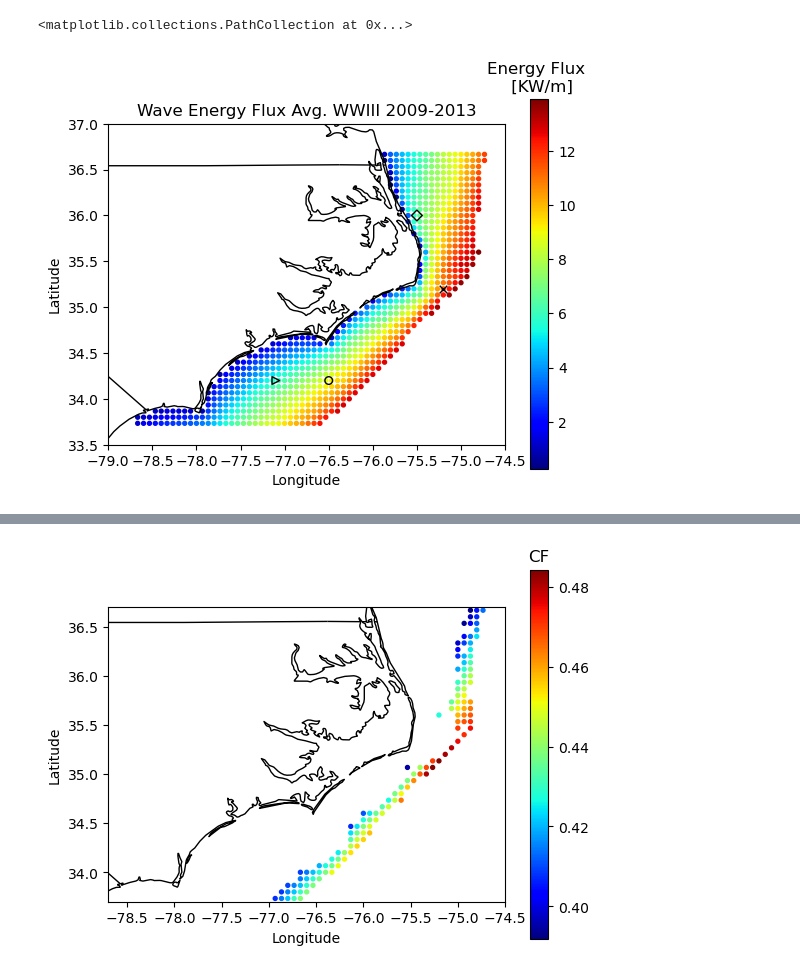
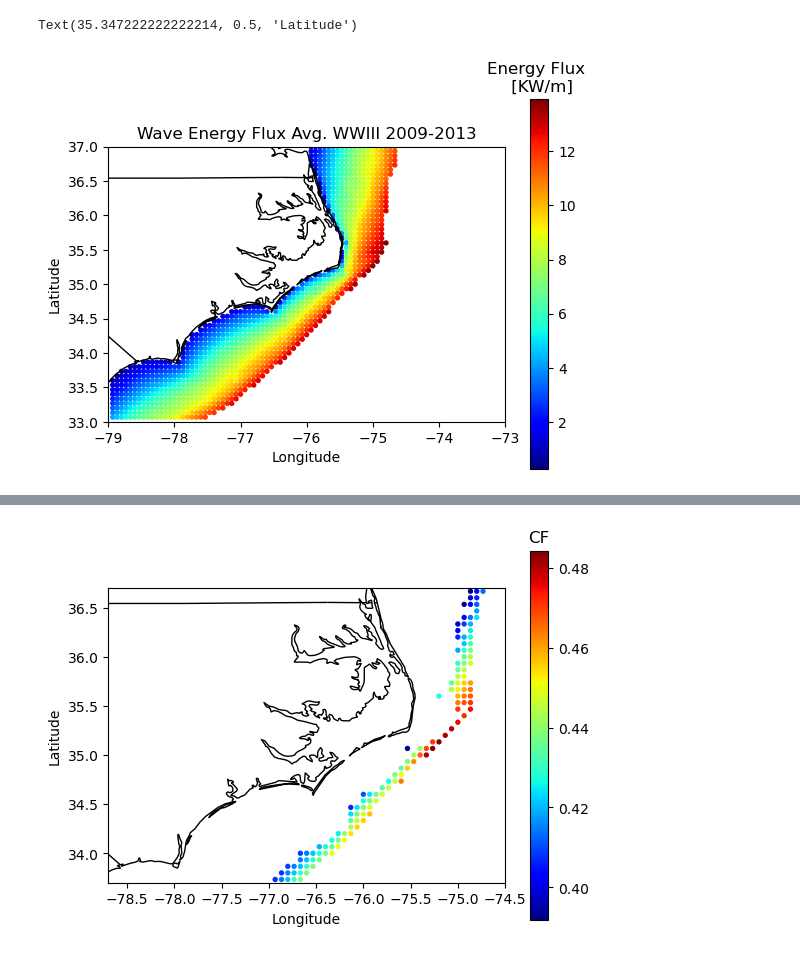
Before and after one commit to vaduraes/OceanPortfolioOptimization, a Jupyter notebook: Wave/WaveEnergyResource.ipynb, the cells around one changed output, grey strips where cells are left out. Cells and saved outputs as stored; diff of their text form; code cells hidden in the pictures.

Commit message:
Plots for Report Q1 Arq/Moh 23

```diff
--- a/Wave/WaveEnergyResource.ipynb
+++ b/Wave/WaveEnergyResource.ipynb
@@ -26,41 +26,41 @@ DepthSites=WaveFile["Depth"]
 ShoreDistance=WaveFile["ShoreDistance"]
 
 min_longitude=-79
-max_longitude=-74.5
+max_longitude=-73
 
-min_latitude=33.5
+min_latitude=33
 max_latitude=37
 
 
 xlim =[min_longitude,max_longitude]
 ylim=[min_latitude, max_latitude]
 
 df = gpd.read_file(ShapeFileCoast)
 df1 = gpd.read_file(ShapeFileStates)
 
 #### CF
 fig, ax = plt.subplots(figsize  = None)
 
 df.plot(color='black',linewidth=1,ax=ax)
 df1.plot(color='black',linewidth=1,ax=ax)
 
 plt.scatter(LatLong[:,1],LatLong[:,0],c=EnergyFlux, s=8, cmap='jet')
 
 clb = plt.colorbar()
 clb.ax.set_title('Energy Flux \n [KW/m]')
 plt.title("Wave Energy Flux Avg. WWIII 2009-2013")
 ax.set_xlim(xlim)
 ax.set_ylim(ylim)
 plt.xlabel("Longitude")
 plt.ylabel("Latitude")
 
-plt.scatter([-75.2],[35.2], s=30, marker="x",linewidths=1, color="black")
-plt.scatter([-76.5],[34.2], s=30, marker="o",linewidths=1, facecolors='none', edgecolors='black')
-plt.scatter([-75.5],[36.0], s=30, marker="D",   facecolors='none', edgecolors='black')
-plt.scatter([-77.1],[34.2], s=30, marker=">",linewidths=1, facecolors='none', edgecolors='black')
+# plt.scatter([-75.2],[35.2], s=30, marker="x",linewidths=1, color="black")
+# plt.scatter([-76.5],[34.2], s=30, marker="o",linewidths=1, facecolors='none', edgecolors='black')
+# plt.scatter([-75.5],[36.0], s=30, marker="D",   facecolors='none', edgecolors='black')
+# plt.scatter([-77.1],[34.2], s=30, marker=">",linewidths=1, facecolors='none', edgecolors='black')
 # %% [output]
-<matplotlib.collections.PathCollection at 0x...>
+Text(35.347222222222214, 0.5, 'Latitude')
-[figure, old version]
+[figure, new version]
 # %%
 #Plot resource distribution at specific location
 from matplotlib.colors import TwoSlopeNorm
```
Also changed, not shown: parts of 2 cells of this notebook, 5 other files.
